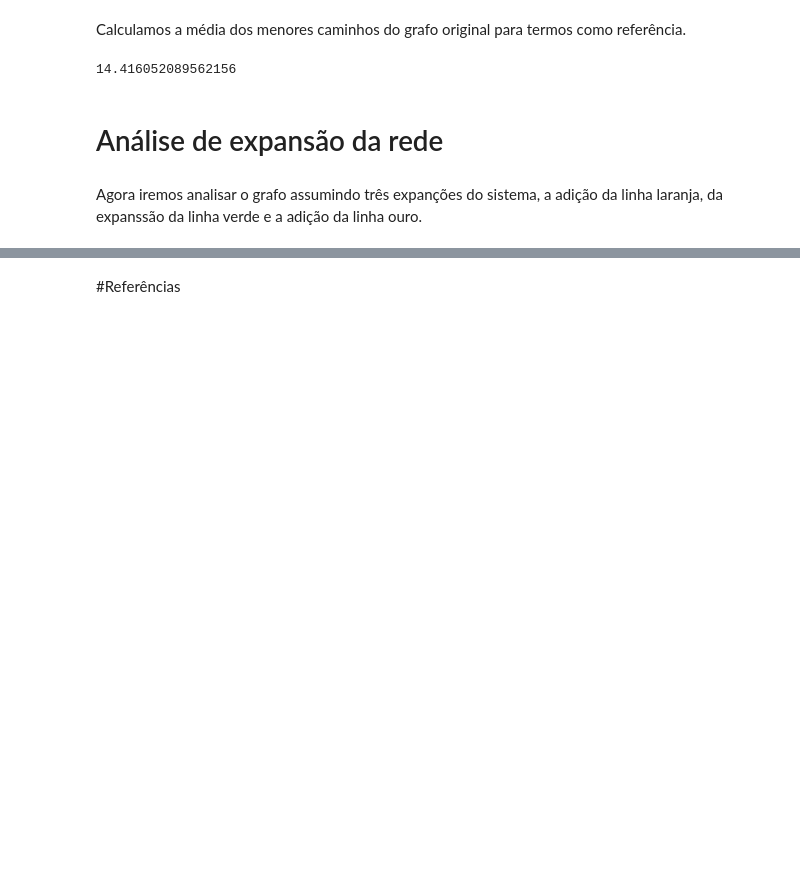
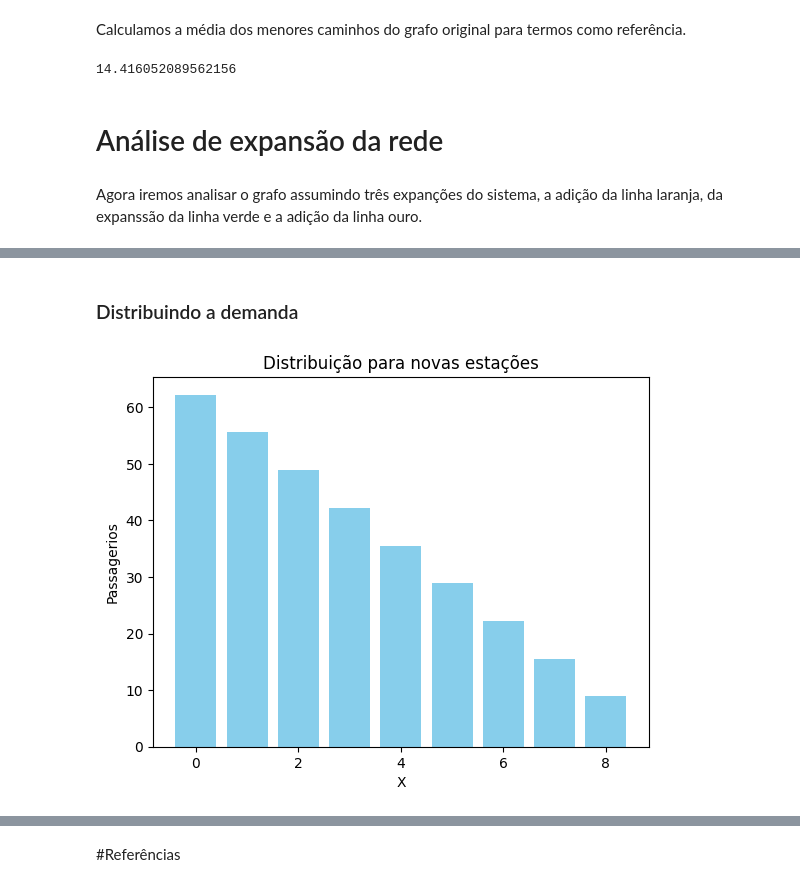
Before and after one commit to PauloAPH/AnaliseDoSistemaMetroviarioDeSaoPaulo, a Jupyter notebook: Sistema_metroviário_de_SP.ipynb, the cells around one changed output, grey strips where cells are left out. Drawn from its saved outputs; the diff is of its cells as text; code cells hidden in the pictures; blank space fills up the shorter version.

```diff
--- a/Sistema_metroviário_de_SP.ipynb
+++ b/Sistema_metroviário_de_SP.ipynb
@@ -251,0 +286,11 @@ Agora iremos analisar o grafo assumindo três expanções do sistema, a adição
+# %% [markdown]
+### Distribuindo a demanda
+# %%
+novas_estações = (poly_func(np.arange(1, 10), *params))*320
+plt.bar(np.arange(0, 9), novas_estações, color='skyblue')
+plt.title('Distribuição para novas estações')
+plt.xlabel('X')
+plt.ylabel('Passagerios')
+plt.show()
+# %% [output]
+[figure, added]
```
Also changed, not shown: parts of 25 cells of this notebook, 1 other file.
